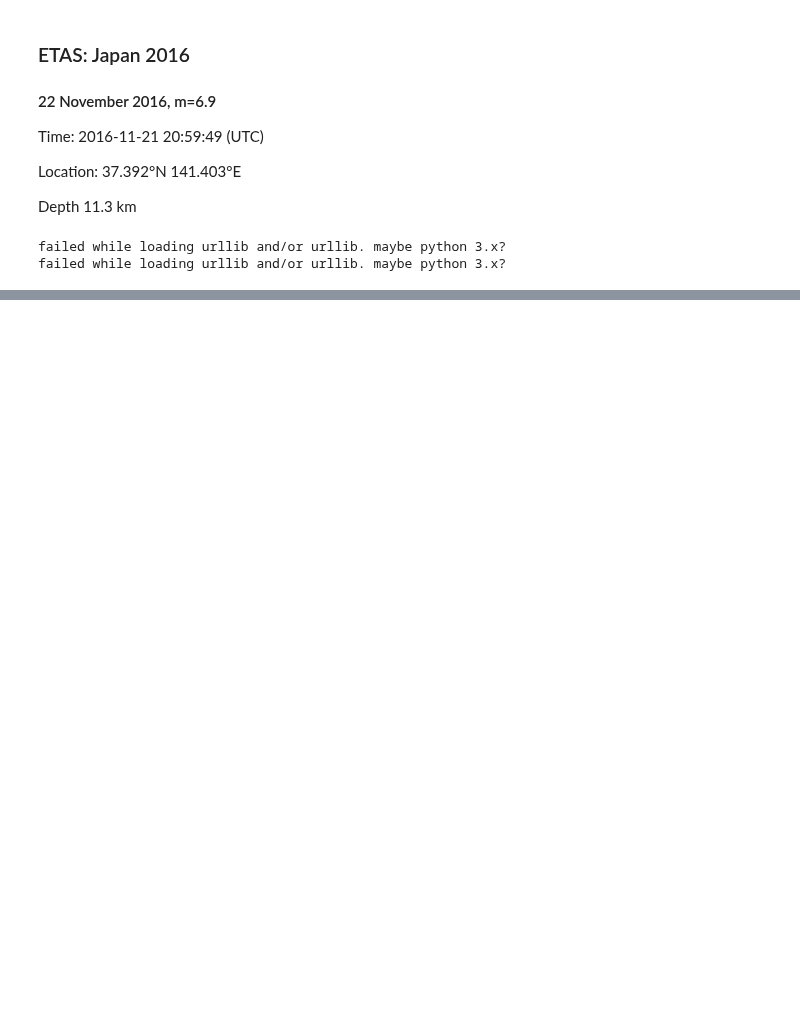
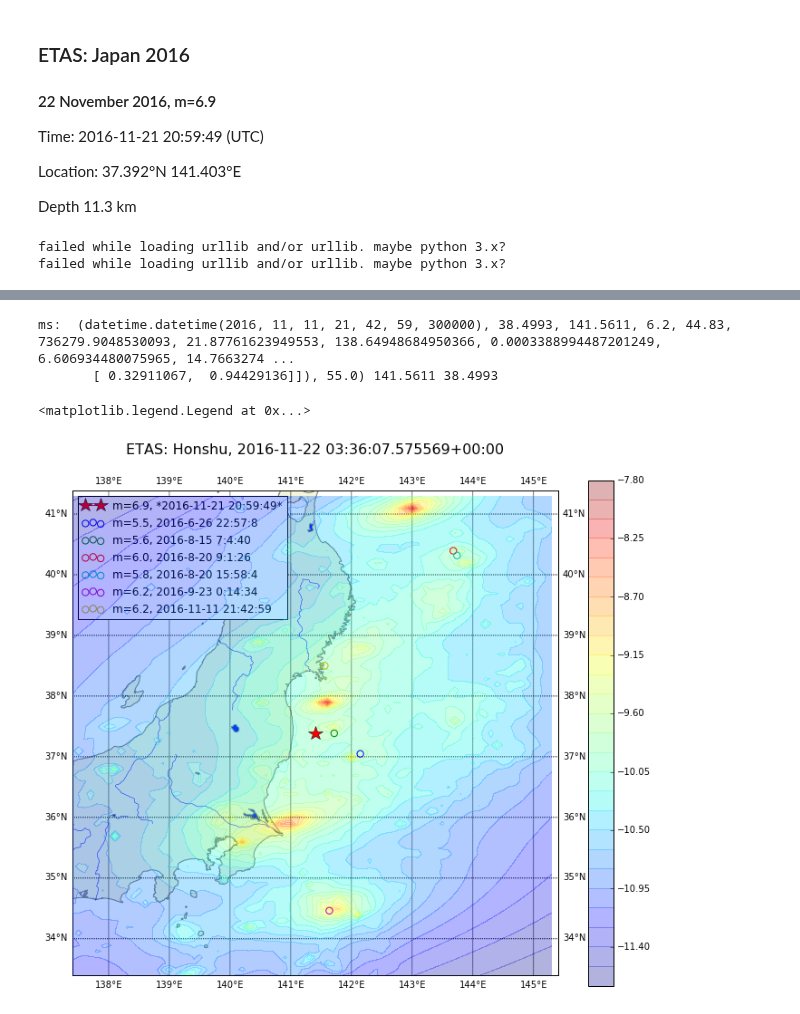
Before and after one commit to markyoder/globalETAS, a Jupyter notebook: Japan_honshu_2016.ipynb, the cells around one changed output, grey strips where cells are left out. Saved outputs shown, nothing was run; the diff lists cells and outputs as text; code cells hidden in the pictures; blank space fills up the shorter version.

Commit message:
a few minor mods to make events worksheet more portable.

```diff
--- a/Japan_honshu_2016.ipynb
+++ b/Japan_honshu_2016.ipynb
@@ -97,6 +97,7 @@ d_lat=4.
 d_lon=4.
 lats = [lat0-d_lat, lat0+d_lat]
 lons = [lon0-d_lon, lon0+d_lon]
+event_name = 'Honshu_2016_11_21'
 #to_dt = t0-dtm.timedelta(hours=2)
 #to_dt = dtm.datetime.now(pytz.utc)
 #
@@ -113,18 +114,3 @@ eq_prams = {'do_recarray': True, 'D_fract': 1.5,
                'lats': lats, 'p': 1.1, 'b1': 1.0, 'mc': 2.5, 'q': 1.5,
                'lons': lons, 'dmstar': 1.0, 'b2': 1.5, 'd_tau': 2.28,
                'incat': None, 'fit_factor': 2.0, 'd_lambda': 1.76, 'etas_range_padding':.5*(d_lat+d_lon)}
-
-#nz_cat0 = test_cat = atp.cat_from_geonet(lats=lats, lons=lons, m_c=2.5, date_from=dtm.datetime(2000,1,1,tzinfo=atp.tzutc),
-#                              date_to=dtm.datetime.now(atp.tzutc))
-#nz_cat = gep.make_ETAS_catalog_mpp(incat=nz_cat0)
-
-#etas = gep.ETAS_mpp(n_cpu=2*mpp.cpu_count(), catalog=nz_cat, **eq_prams)
-etas = gep.ETAS_mpp(n_cpu=2*mpp.cpu_count(), catalog=None, **eq_prams)
-#
-# we've run this; we can reload it from pickle:
-#with open('data/etas_201610.pkl', 'rb') as fin:
-#    etas = pickle.load(fin)
-#
-
-f_path = '/home/myoder/Dropbox/Research/etas/japan_honshu_2016_11/etas_{}'.format(etas.t_now)
-f_root = 'etas_japan_2016_11'
@@ -173,34 +178,39 @@ for j,eq in enumerate(reversed(etas.catalog)):
 #
 print('ms: ', mainshock, mainshock['lon'], mainshock['lat'])
 x,y = etas.cm(mainshock['lon'], mainshock['lat'])
 
 #print('mm: ', max(etas.catalog['mag']))
 
 
 #
 # let's get everything m>6 in the last 6 months?
 m6s = [rw for rw in etas.catalog if rw['mag'] >= 5.5
        and pytz.utc.localize(rw['event_date'].astype(dtm.datetime))>t_ms-dtm.timedelta(days=180)]
 
 # plot mainshock:
 dt = mainshock['event_date'].astype(dtm.datetime)
 dt=t0
 dt_str = '{}-{}-{} {}:{}:{}'.format(dt.year, dt.month, dt.day, dt.hour, dt.minute, dt.second)
 #etas.cm.plot([x], [y], latlon=False, marker='*', color='r', ms=16, zorder=11,
 #                   label='m={}, {}'.format(mainshock['mag'], dt_str))
 etas.cm.plot([lon0], [lat0], latlon=False, marker='*', color='r', ms=16, zorder=11,
                    label='m={}, *{}*'.format(m0, dt_str))
 
-ax.set_title('ETAS: New Zealand, {}\n\n'.format(etas.t_now), size=16)
+ax.set_title('ETAS: {}, {}\n\n'.format(event_name, etas.t_now), size=16)
 for j,m6 in enumerate(m6s):
     clr = colors_[j%len(colors_)]
     #
     dt = m6['event_date'].astype(dtm.datetime)
     dt_str = '{}-{}-{} {}:{}:{}'.format(dt.year, dt.month, dt.day, dt.hour, dt.minute, dt.second)
     etas.cm.scatter(m6['lon'], m6['lat'], s=3*(m6['mag']+12.), edgecolors=clr,
                           c='none', marker='o', zorder=11, label='m={}, {}'.format(m6['mag'], dt_str))
     #
 plt.gca().legend(loc=0)
+# %% [output]
+ms:  (datetime.datetime(2016, 11, 11, 21, 42, 59, 300000), 38.4993, 141.5611, 6.2, 44.83, 736279.9048530093, 21.87761623949553, 138.64948684950366, 0.0003388994487201249, 6.606934480075965, 14.7663274 ...
+       [ 0.32911067,  0.94429136]]), 55.0) 141.5611 38.4993
+<matplotlib.legend.Legend at 0x...>
+[figure, added]
 # %%
 plt.figure(figsize=(10,6))
 plt.clf()
```
Also changed, not shown: parts of 8 cells of this notebook.
